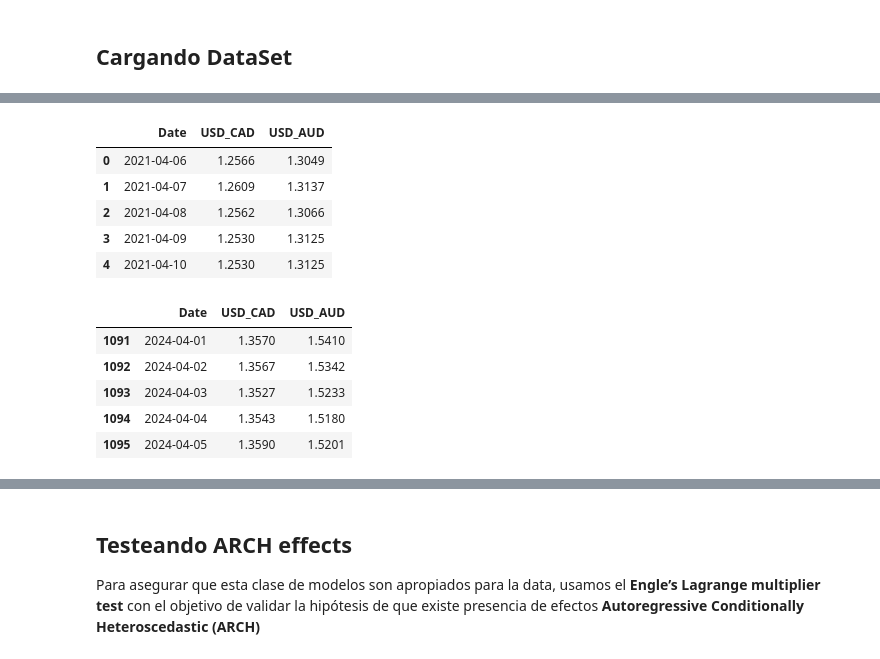
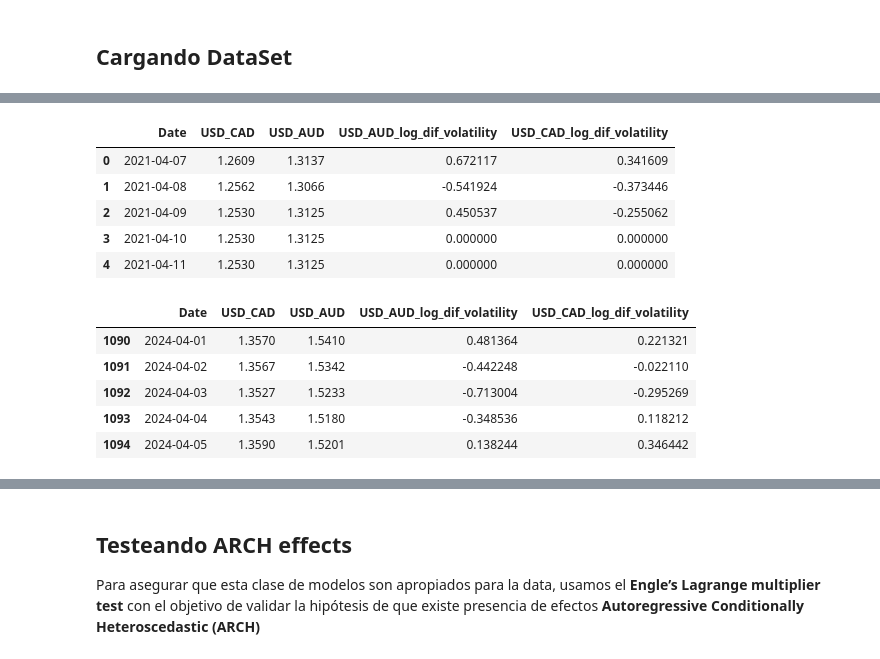
Before and after one commit to maestria-ds-eafit/estadistica-avanzada, a Jupyter notebook: taller_volatilidad/GARCH/GARCH_Models.ipynb, the cells around one changed output, grey strips where cells are left out. Saved outputs shown, nothing was run; the diff lists cells and outputs as text; code cells hidden in the pictures.

```diff
--- a/taller_volatilidad/GARCH/GARCH_Models.ipynb
+++ b/taller_volatilidad/GARCH/GARCH_Models.ipynb
@@ -32,7 +35,7 @@ from arch import arch_model
 # %% [markdown]
 ## Cargando DataSet
 # %%
-df=pd.read_csv("../data/trusted/currency_exchange.csv")
+df=pd.read_csv("../data/trusted/currency_exchange_log_dif_volatility.csv")
 df.rename(columns={"Fecha":"Date"},inplace=True)
 print(df.dtypes)
 print(df.shape)
@@ -47,12 +52,12 @@ dtype: object
-|  | Date | USD_CAD | USD_AUD |
-| 0 | 2021-04-06 | 1.2566 | 1.3049 |
-| 1 | 2021-04-07 | 1.2609 | 1.3137 |
-| 2 | 2021-04-08 | 1.2562 | 1.3066 |
-| 3 | 2021-04-09 | 1.2530 | 1.3125 |
-| 4 | 2021-04-10 | 1.2530 | 1.3125 |
+|  | Date | USD_CAD | USD_AUD | USD_AUD_log_dif_volatility | USD_CAD_log_dif_volatility |
+| 0 | 2021-04-07 | 1.2609 | 1.3137 | 0.672117 | 0.341609 |
+| 1 | 2021-04-08 | 1.2562 | 1.3066 | -0.541924 | -0.373446 |
+| 2 | 2021-04-09 | 1.2530 | 1.3125 | 0.450537 | -0.255062 |
+| 3 | 2021-04-10 | 1.2530 | 1.3125 | 0.000000 | 0.000000 |
+| 4 | 2021-04-11 | 1.2530 | 1.3125 | 0.000000 | 0.000000 |
-|  | Date | USD_CAD | USD_AUD |
-| 1091 | 2024-04-01 | 1.3570 | 1.5410 |
-| 1092 | 2024-04-02 | 1.3567 | 1.5342 |
-| 1093 | 2024-04-03 | 1.3527 | 1.5233 |
-| 1094 | 2024-04-04 | 1.3543 | 1.5180 |
-| 1095 | 2024-04-05 | 1.3590 | 1.5201 |
+|  | Date | USD_CAD | USD_AUD | USD_AUD_log_dif_volatility | USD_CAD_log_dif_volatility |
+| 1090 | 2024-04-01 | 1.3570 | 1.5410 | 0.481364 | 0.221321 |
+| 1091 | 2024-04-02 | 1.3567 | 1.5342 | -0.442248 | -0.022110 |
+| 1092 | 2024-04-03 | 1.3527 | 1.5233 | -0.713004 | -0.295269 |
+| 1093 | 2024-04-04 | 1.3543 | 1.5180 | -0.348536 | 0.118212 |
+| 1094 | 2024-04-05 | 1.3590 | 1.5201 | 0.138244 | 0.346442 |
```
Also changed, not shown: parts of 30 cells of this notebook, 1 other file.
